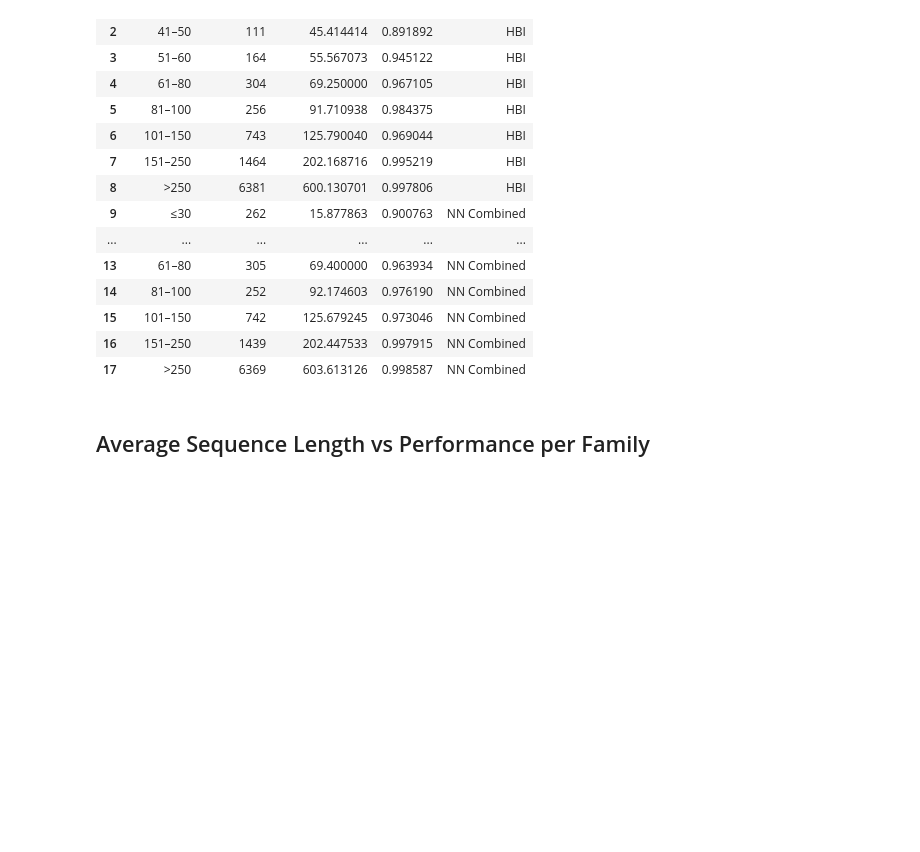
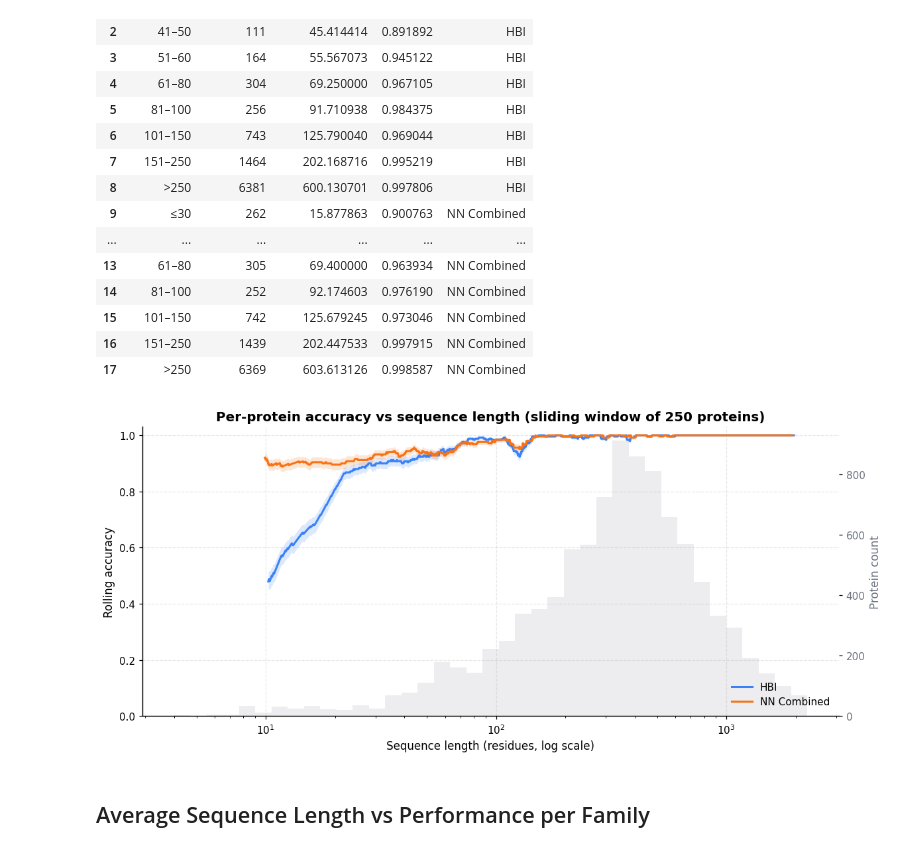
Before and after one commit to Sisistern123/ToxFam, a Jupyter notebook: analysis/eval_exploration.ipynb, the cells around one changed output. Saved outputs shown, nothing was run; the diff lists cells and outputs as text; code cells hidden in the pictures; blank space fills up the shorter version.

```diff
--- a/analysis/eval_exploration.ipynb
+++ b/analysis/eval_exploration.ipynb
@@ -921,6 +921,80 @@ Spearman correlation (NN Combined, protein-level correct vs sequence length): +0
 | 15 | 101–150 | 742 | 125.679245 | 0.973046 | NN Combined |
 | 16 | 151–250 | 1439 | 202.447533 | 0.997915 | NN Combined |
 | 17 | >250 | 6369 | 603.613126 | 0.998587 | NN Combined |
+# %%
+# ---------------------------------------------------------------------------
+# Bin-free view of the same question: rolling accuracy vs sequence length.
+# Proteins are sorted by length and accuracy is averaged over a sliding window,
+# so there are no bin-edge artifacts. Shaded band = ±1 binomial SE of the
+# window mean; the grey histogram shows where proteins actually lie.
+# (reuses hbi_preds / nn_preds / seq_lengths from the cell above)
+# ---------------------------------------------------------------------------
+WINDOW = 250
+
+
+def rolling_accuracy(preds: pd.DataFrame, window: int = WINDOW) -> pd.DataFrame:
+    df = (
+        preds.assign(correct=preds["actual_label"] == preds["predicted_label"])
+        .merge(seq_lengths, on="identifier", how="inner")
+        .sort_values("seq_length")
+        .reset_index(drop=True)
+    )
+    acc = df["correct"].rolling(window, center=True, min_periods=window // 2).mean()
+    df["roll_acc"] = acc
+    df["roll_len"] = (
+        df["seq_length"].rolling(window, center=True, min_periods=window // 2).mean()
+    )
+    df["roll_se"] = np.sqrt(acc * (1 - acc) / window)
+    return df
+
+
+hbi_roll = rolling_accuracy(hbi_preds)
+nn_roll = rolling_accuracy(nn_preds)
+
+fig, ax = plt.subplots(figsize=(11, 5))
+
+# Background: protein length distribution (log-spaced bins) on a twin axis.
+lengths = hbi_roll["seq_length"]
+ax_hist = ax.twinx()
+ax_hist.hist(
+    lengths,
+    bins=np.logspace(np.log10(lengths.min()), np.log10(lengths.max()), 40),
+    color=NEUTRAL_COLOR,
+    alpha=0.12,
+)
+ax_hist.set_ylabel("Protein count", color=NEUTRAL_COLOR)
+ax_hist.tick_params(axis="y", labelcolor=NEUTRAL_COLOR)
+ax_hist.grid(False)
+
+for d, color, label in [(hbi_roll, HBI_COLOR, "HBI"), (nn_roll, NN_COLOR, "NN Combined")]:
+    ax.plot(d["roll_len"], d["roll_acc"], color=color, lw=2, label=label, zorder=3)
+    ax.fill_between(
+        d["roll_len"],
+        d["roll_acc"] - d["roll_se"],
+        d["roll_acc"] + d["roll_se"],
+        color=color,
+        alpha=0.18,
+        lw=0,
+        zorder=2,
+    )
+
+# Keep the accuracy lines visually above the background histogram.
+ax.set_zorder(ax_hist.get_zorder() + 1)
+ax.patch.set_visible(False)
+ax.set_xscale("log")
+ax.set_xlabel("Sequence length (residues, log scale)")
+ax.set_ylabel("Rolling accuracy")
+ax.set_ylim(0, 1.03)
+ax.set_title(
+    f"Per-protein accuracy vs sequence length (sliding window of {WINDOW} proteins)"
+)
+ax.grid(alpha=0.3)
+ax.legend(loc="lower right")
+plt.tight_layout()
+save_plot(fig, "test_set_accuracy_vs_seq_length_rolling.png")
+plt.show()
+# %% [output]
+[figure, added]
 # %% [markdown]
 ## Average Sequence Length vs Performance per Family
 # %%
```
Also changed, not shown: 1 other file.
